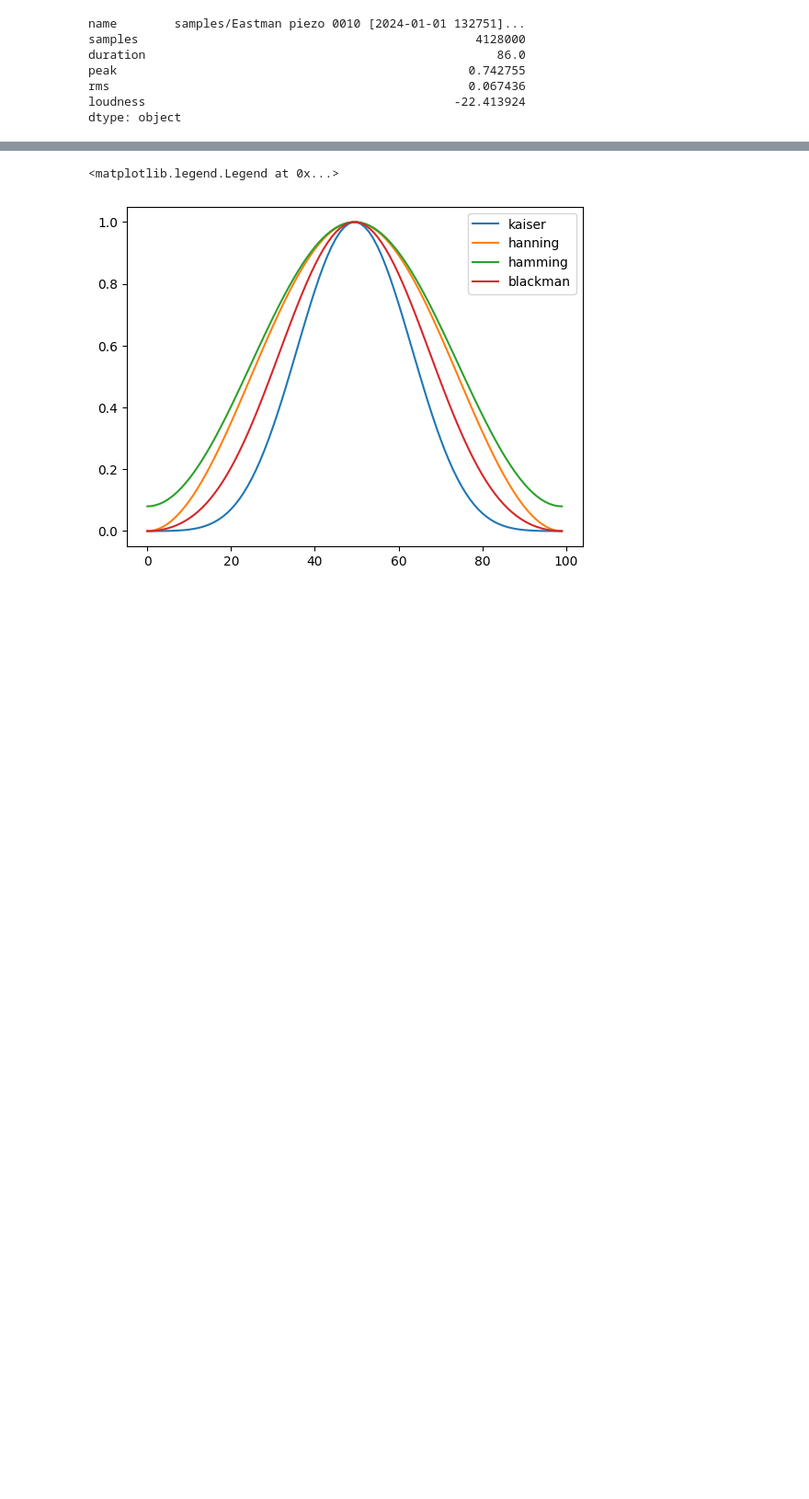
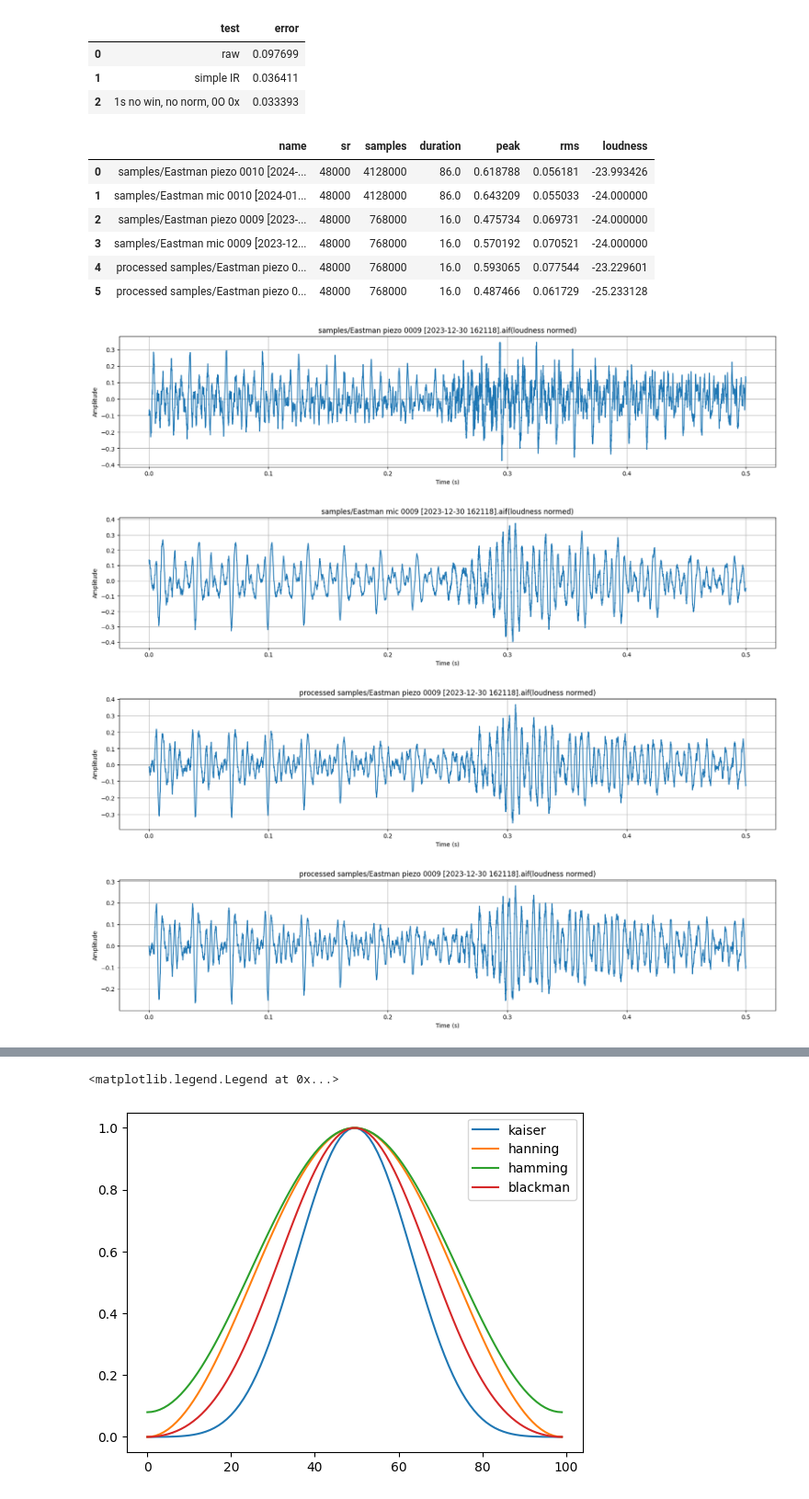
Before and after one commit to andrewwilson/impulseResponses, a Jupyter notebook: Analysis.ipynb, the cells around one changed output, grey strips where cells are left out. Shown at 92% size. Drawn from its saved outputs; the diff is of its cells as text; code cells hidden in the pictures; blank space fills up the shorter version.

```diff
--- a/Analysis.ipynb
+++ b/Analysis.ipynb
@@ -37,12 +80,57 @@ audio.info_grid(samples)
+# %%
+rows = []
+rows.append(['raw', audio.distance_between(test_src, test_target)])
+rows.append(['simple IR', accuracy(test_src, test_target, audio.create_ir(source, target))])
+#rows.append(avg_ir_accuracy('hann', test_src, test_target, source, target, 3.0, 0.9, -24, 0.3, True, np.hanning))
+#rows.append(avg_ir_accuracy('hamming', test_src, test_target, source, target, 3.0, 0.9, -24, 0.3, True, np.hamming))
+#rows.append(avg_ir_accuracy('blackman', test_src, test_target, source, target, 3.0, 0.9, -24, 0.3, True, np.blackman))
+#rows.append(avg_ir_accuracy('kaiser', test_src, test_target, source, target, 3.0, 0.9, -24, 0.3, True, lambda n: np.kaiser(n,14)))
+#rows.append(avg_ir_accuracy('3s no win, norm', test_src, test_target, source, target, 3.0, 0.9, -24, 0.3, True, None))
+#rows.append(avg_ir_accuracy('3s no win, no norm, 0.9O 0.3x', test_src, test_target, source, target, 3.0, 0.9, -24, 0.3, False, None))
+#rows.append(avg_ir_accuracy('3s no win, no norm, 0.9O 0.1x', test_src, test_target, source, target, 3.0, 0.9, -24, 0.1, False, None))
+#rows.append(avg_ir_accuracy('1s no win, no norm, 0.9O 0.1x', test_src, test_target, source, target, 1.0, 0.9, -24, 0.1, False, None))
+#rows.append(avg_ir_accuracy('1s no win, no norm, 0O 0.05x', test_src, test_target, source, target, 1.0, 0, -24, 0.05, False, None))
+#rows.append(avg_ir_accuracy('3s no win, no norm, 0O 0.1x', test_src, test_target, source, target, 3.0, 0, -24, 0.1, False, None))
+#rows.append(avg_ir_accuracy('5s no win, no norm, 0O 0.1x', test_src, test_target, source, target, 5.0, 0, -24, 0.1, False, None))
+#rows.append(avg_ir_accuracy('3s no win, no norm, 0.5O 0.3x', test_src, test_target, source, target, 3.0, 0.5, -24, 0.3, False, None))
+#rows.append(avg_ir_accuracy('1s no win, no norm, 0O 0.1x', test_src, test_target, source, target, 1.0, 0, -24, 0.1, False, None))
+#rows.append(avg_ir_accuracy('1s blackman, no norm, 0O 0.1x', test_src, test_target, source, target, 1.0, 0, -24, 0.1, False, np.blackman))
+#rows.append(avg_ir_accuracy('2s no win, no norm, 0O 0x', test_src, test_target, source, target, 2.0, 0, -24, 0, False, None))
+#rows.append(avg_ir_accuracy('0.5s no win, no norm, 0O 0x', test_src, test_target, source, target, 0.5, 0, -24, 0, False, None))
+
+# BEST:
+rows.append(
+    avg_ir_accuracy('1s no win, no norm, 0O 0x', test_src, test_target, source, target, 1.0, 0, -24, 0, False, None))
+
+pd.DataFrame(rows, columns=['test', 'error'])
+# %% [output]
+|  | test | error |
+| 0 | raw | 0.097699 |
+| 1 | simple IR | 0.036411 |
+| 2 | 1s no win, no norm, 0O 0x | 0.033393 |
+# %%
+basic_ir = audio.create_ir(source, target)
+best_ir = audio.create_average_ir(audio.prepare_slices(source, target, 1.0, 0, -24, 0, False, None))
+
+basic_processed=test_src.apply_ir(basic_ir)
+best_processed=test_src.apply_ir(best_ir)
 # %%
-sample = samples[4]
+START = 520000
+LENGTH = 24000
+plot_signal(test_src, start=START, length=LENGTH)
+plot_signal(test_target, start=START, length=LENGTH)
+plot_signal(basic_processed, start=START, length=LENGTH, label='basic ir')
+plot_signal(best_processed, start=START, length=LENGTH, label='best ir')
+audio.info_grid([source, target, test_src, test_target, basic_processed, best_processed])
+# %% [output]
+|  | name | sr | samples | duration | peak | rms | loudness |
+| 0 | samples/Eastman piezo 0010 [2024-... | 48000 | 4128000 | 86.0 | 0.618788 | 0.056181 | -23.993426 |
+| 1 | samples/Eastman mic 0010 [2024-01... | 48000 | 4128000 | 86.0 | 0.643209 | 0.055033 | -24.000000 |
+| 2 | samples/Eastman piezo 0009 [2023-... | 48000 | 768000 | 16.0 | 0.475734 | 0.069731 | -24.000000 |
+| 3 | samples/Eastman mic 0009 [2023-12... | 48000 | 768000 | 16.0 | 0.570192 | 0.070521 | -24.000000 |
+| 4 | processed samples/Eastman piezo 0... | 48000 | 768000 | 16.0 | 0.593065 | 0.077544 | -23.229601 |
+| 5 | processed samples/Eastman piezo 0... | 48000 | 768000 | 16.0 | 0.487466 | 0.061729 | -25.233128 |
+[figure, added]
+[figure, added]
+[figure, added]
+[figure, added]
-# %%
-sample.info()
-# %% [output]
-name        samples/Eastman piezo 0010 [2024-01-01 132751]...
-samples                                               4128000
-duration                                                 86.0
-peak                                                 0.742755
-rms                                                  0.067436
-loudness                                           -22.413924
-dtype: object
```
Also changed, not shown: parts of 22 cells of this notebook, 2 other files.
